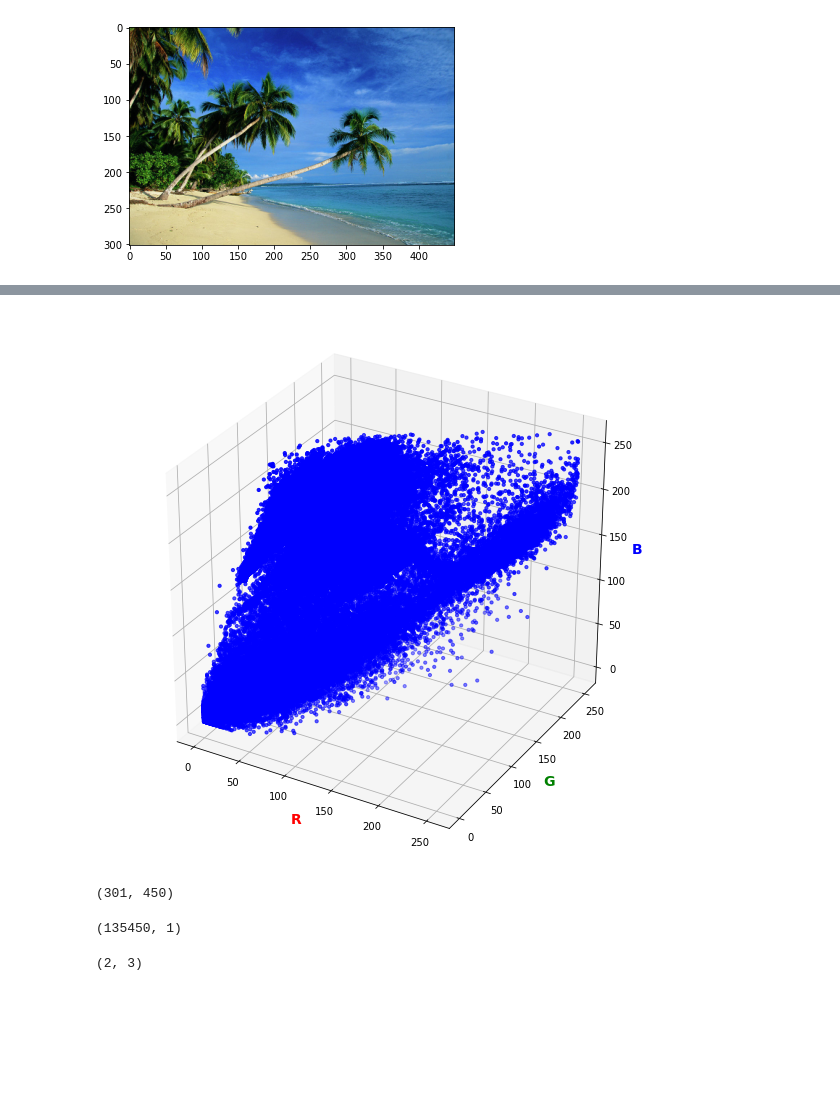
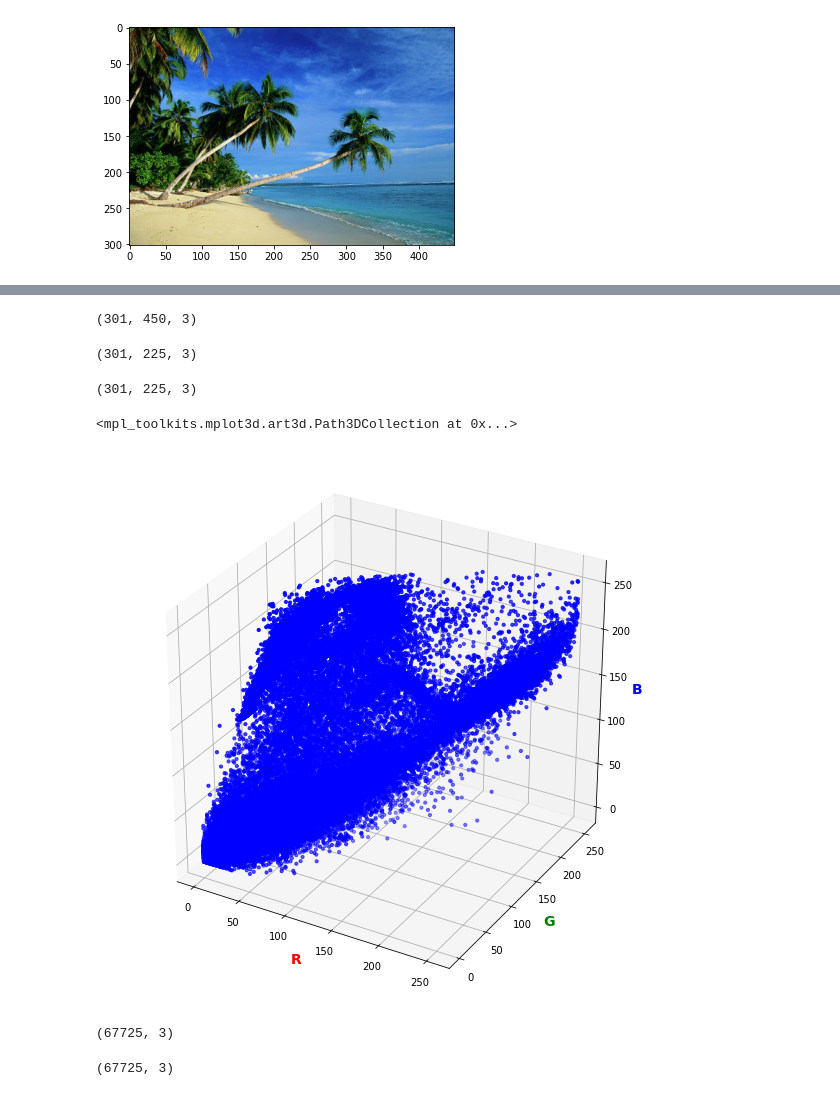
Before and after one commit to jainsanyam786/Intro_To_AI, a Jupyter notebook: Project4/Image_Recoloration.ipynb, the cells around one changed output, grey strips where cells are left out. Saved outputs shown, nothing was run; the diff lists cells and outputs as text; code cells hidden in the pictures; blank space fills up the shorter version.

```diff
--- a/Project4/Image_Recoloration.ipynb
+++ b/Project4/Image_Recoloration.ipynb
@@ -7,5 +11,0 @@ from skimage.transform import resize
-# %%
-# reading original image
-ogimage = skio.imread(fname="OriginalImage.jpg")
-plt.imshow(ogimage)
-ogimage.shape
@@ -34,4 +21,0 @@ Lossy conversion from float64 to uint8. Range [0, 1]. Convert image to uint8 pri
-# %%
-ogimage = skio.imread(fname="ogimage_resized.jpg")
-plt.imshow(ogimage)
-ogimage.shape
@@ -41,26 +29,20 @@ ogimage.shape
+# %%
+ogimage_resized.shape
+trainingImage = ogimage[:,0:225,:]
+trainingImage.shape
+testingImage = ogimage[:,225:450,:]
+testingImage.shape
+# %% [output]
+(301, 450, 3)
+(301, 225, 3)
+(301, 225, 3)
 # %%
-import matplotlib.pyplot as plt
-from mpl_toolkits.mplot3d import Axes3D
 fig = plt.figure(figsize=(10,10))
 ax = fig.gca(projection='3d')
-ax.scatter(xs = ogimage[:,:,0], ys = ogimage[:,:,1], zs = ogimage[:,:,2], s=10, c='b', depthshade=True)
+ax.scatter(xs = trainingImage[:,:,0], ys = trainingImage[:,:,1], zs = trainingImage[:,:,2], s=10, c='b', depthshade=True)
 x_label = ax.set_xlabel('R', fontsize=14, fontweight='bold', color='r')
 y_label = ax.set_ylabel('G',fontsize=14, fontweight='bold', color='g')
 z_label = ax.set_zlabel('B',fontsize=14, fontweight='bold', color='b')
 # %% [output]
+<mpl_toolkits.mplot3d.art3d.Path3DCollection at 0x...>
-[figure, old version]
+[figure, new version]
-# %%
-ogimage[:,:,0].shape
-# %% [output]
-(301, 450)
-# %%
-R = ogimage[:,:,0].flatten()
-R = np.reshape(R,(R.shape[0],1))
-R.shape
-# %% [output]
-(135450, 1)
-# %%
-G = ogimage[:,:,1].flatten()
-B = ogimage[:,:,2].flatten()
-# %% [output]
-(2, 3)
@@ -66,0 +94,14 @@ B = ogimage[:,:,2].flatten()
+# %%
+R = np.reshape(trainingImage[:,:,0].flatten(),(trainingImage[:,:,0].flatten().shape[0],1))
+Rnorm = (R - np.mean(R))/np.std(R)
+G = np.reshape(trainingImage[:,:,1].flatten(),(trainingImage[:,:,1].flatten().shape[0],1))
+Gnorm = (G - np.mean(G))/np.std(G)
+B = np.reshape(trainingImage[:,:,2].flatten(),(trainingImage[:,:,2].flatten().shape[0],1))
+Bnorm = (B - np.mean(B))/np.std(B)
+RGB = np.column_stack((R, G, B))
+RGBnorm = np.column_stack((Rnorm, Gnorm, Bnorm))
+RGB.shape
+RGBnorm.shape
+# %% [output]
+(67725, 3)
+(67725, 3)
```
Also changed, not shown: parts of 15 cells of this notebook, 2 other files.
